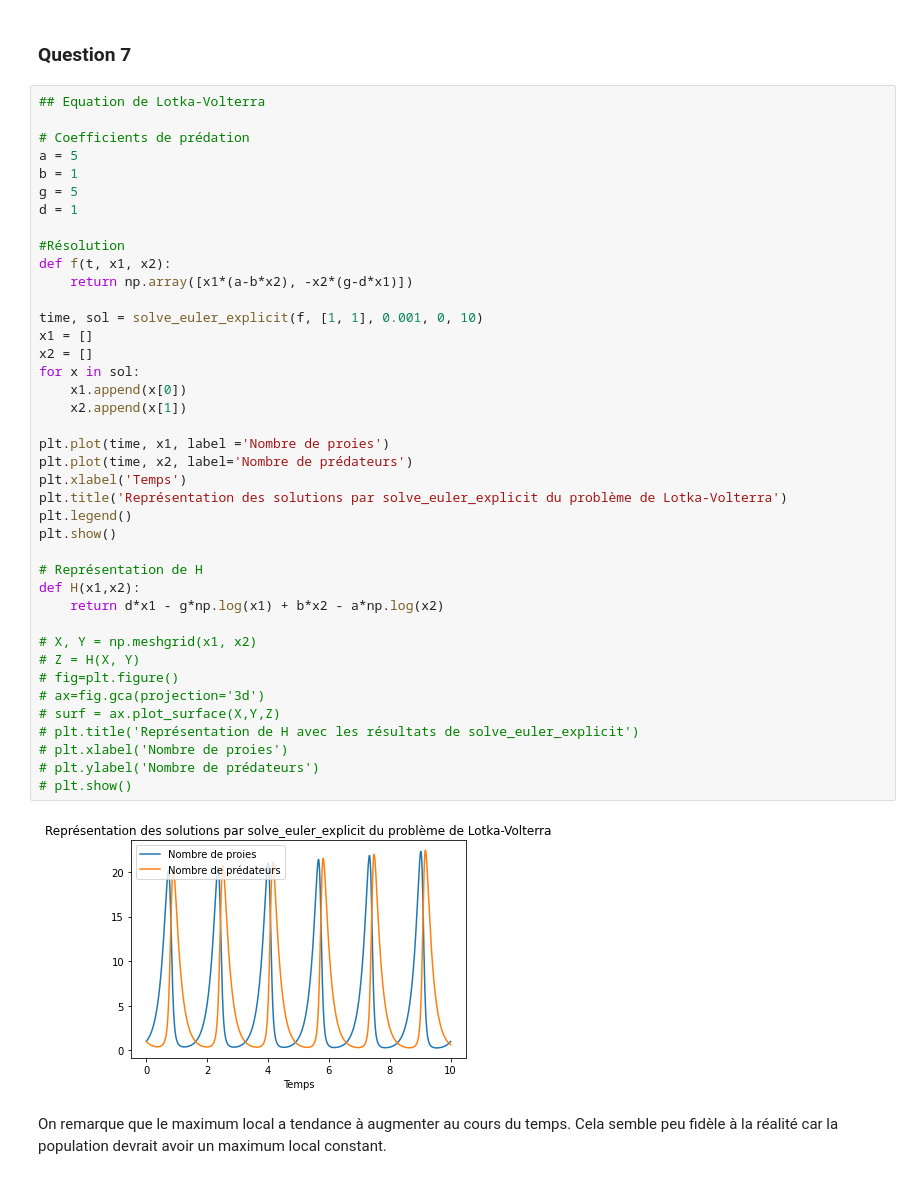
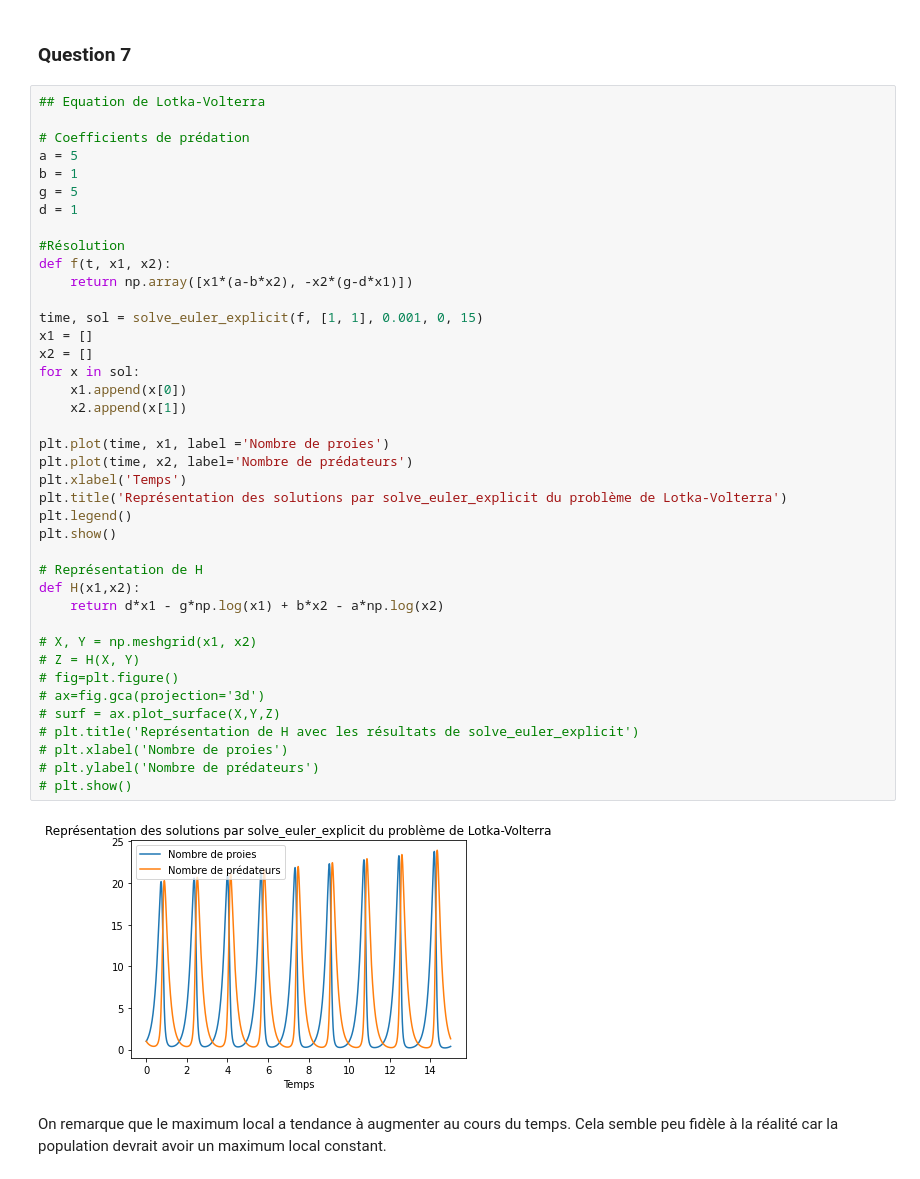
Before and after one commit to inesfontaine/projetED2, a Jupyter notebook: reponses.ipynb, the cells around one changed output. Drawn from its saved outputs; the diff is of its cells as text.

```diff
--- a/reponses.ipynb
+++ b/reponses.ipynb
@@ -319,35 +319,35 @@ d = 1
 def f(t, x1, x2):
     return np.array([x1*(a-b*x2), -x2*(g-d*x1)])
 
-time, sol = solve_euler_explicit(f, [1, 1], 0.001, 0, 10)
+time, sol = solve_euler_explicit(f, [1, 1], 0.001, 0, 15)
 x1 = []
 x2 = []
 for x in sol:
     x1.append(x[0])
     x2.append(x[1])
 
 plt.plot(time, x1, label ='Nombre de proies')
 plt.plot(time, x2, label='Nombre de prédateurs')
 plt.xlabel('Temps')
 plt.title('Représentation des solutions par solve_euler_explicit du problème de Lotka-Volterra')
 plt.legend()
 plt.show()
 
 # Représentation de H
 def H(x1,x2):
     return d*x1 - g*np.log(x1) + b*x2 - a*np.log(x2)
 
 # X, Y = np.meshgrid(x1, x2)
 # Z = H(X, Y)
 # fig=plt.figure()
 # ax=fig.gca(projection='3d')
 # surf = ax.plot_surface(X,Y,Z)
 # plt.title('Représentation de H avec les résultats de solve_euler_explicit')
 # plt.xlabel('Nombre de proies')
 # plt.ylabel('Nombre de prédateurs')
 # plt.show()
 # %% [output]
-[figure, old version]
+[figure, new version]
 # %% [markdown]
 On remarque que le maximum local a tendance à augmenter au cours du temps. Cela semble peu fidèle à la réalité car la population devrait avoir un maximum local constant.
 # %% [markdown]
```
Also changed, not shown: parts of 2 cells of this notebook.
